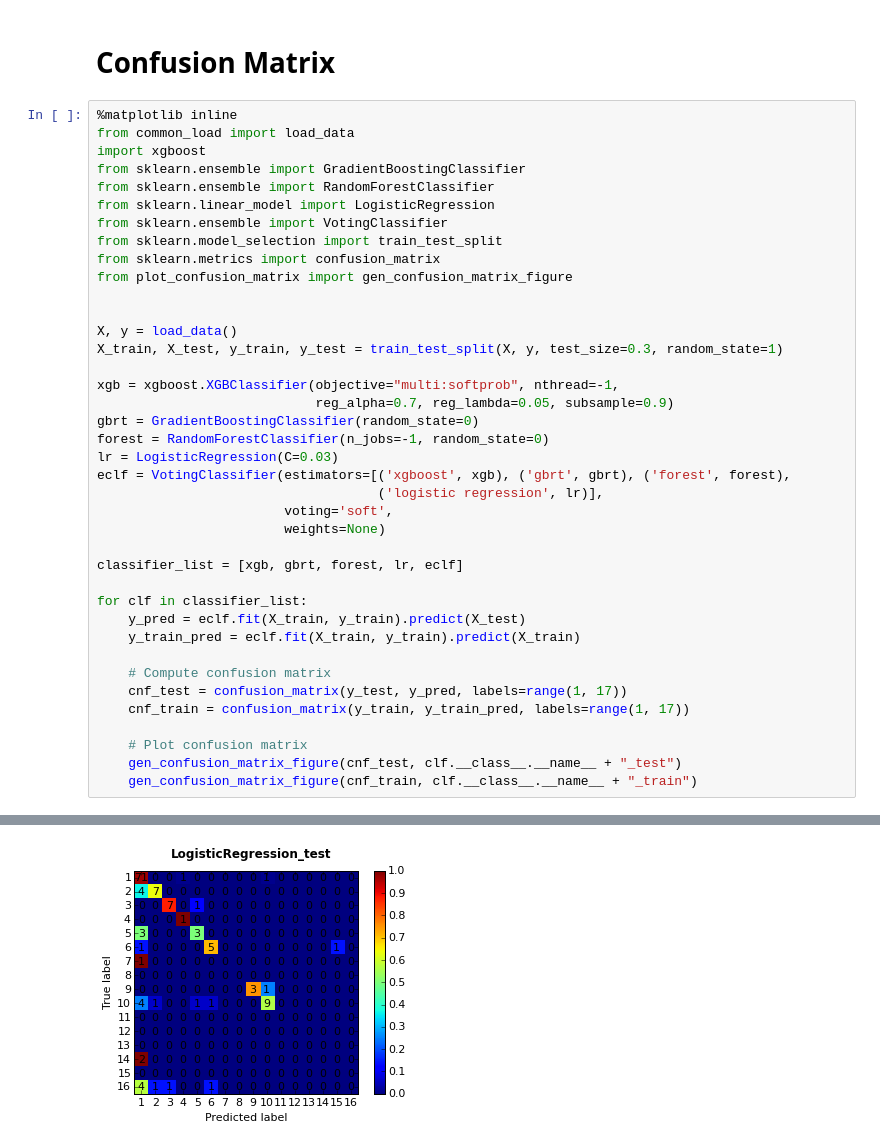
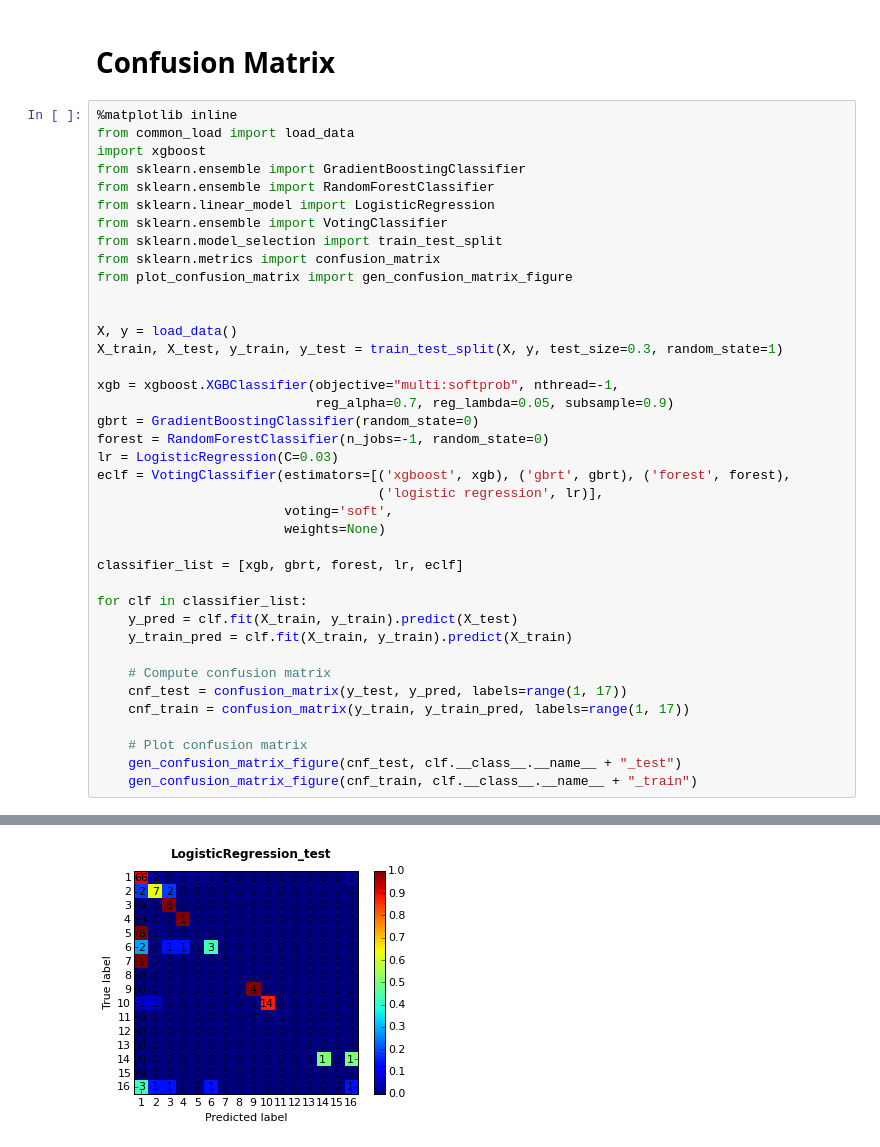
Before and after one commit to rui-r-duan/ecg_classification, a Jupyter notebook: ecg-exp.ipynb, the cells around one changed output, grey strips where cells are left out. Drawn from its saved outputs; the diff is of its cells as text.

Commit message:
finish plotting

```diff
--- a/ecg-exp.ipynb
+++ b/ecg-exp.ipynb
@@ -733,8 +731,8 @@ eclf = VotingClassifier(estimators=[('xgboost', xgb), ('gbrt', gbrt), ('forest',
 classifier_list = [xgb, gbrt, forest, lr, eclf]
 
 for clf in classifier_list:
-    y_pred = eclf.fit(X_train, y_train).predict(X_test)
-    y_train_pred = eclf.fit(X_train, y_train).predict(X_train)
+    y_pred = clf.fit(X_train, y_train).predict(X_test)
+    y_train_pred = clf.fit(X_train, y_train).predict(X_train)
 
     # Compute confusion matrix
     cnf_test = confusion_matrix(y_test, y_pred, labels=range(1, 17))
@@ -753 +751 @@ for clf in classifier_list:
-[figure, old version]
+[figure, new version]
```
Also changed, not shown: parts of 5 cells of this notebook, 16 other files.
